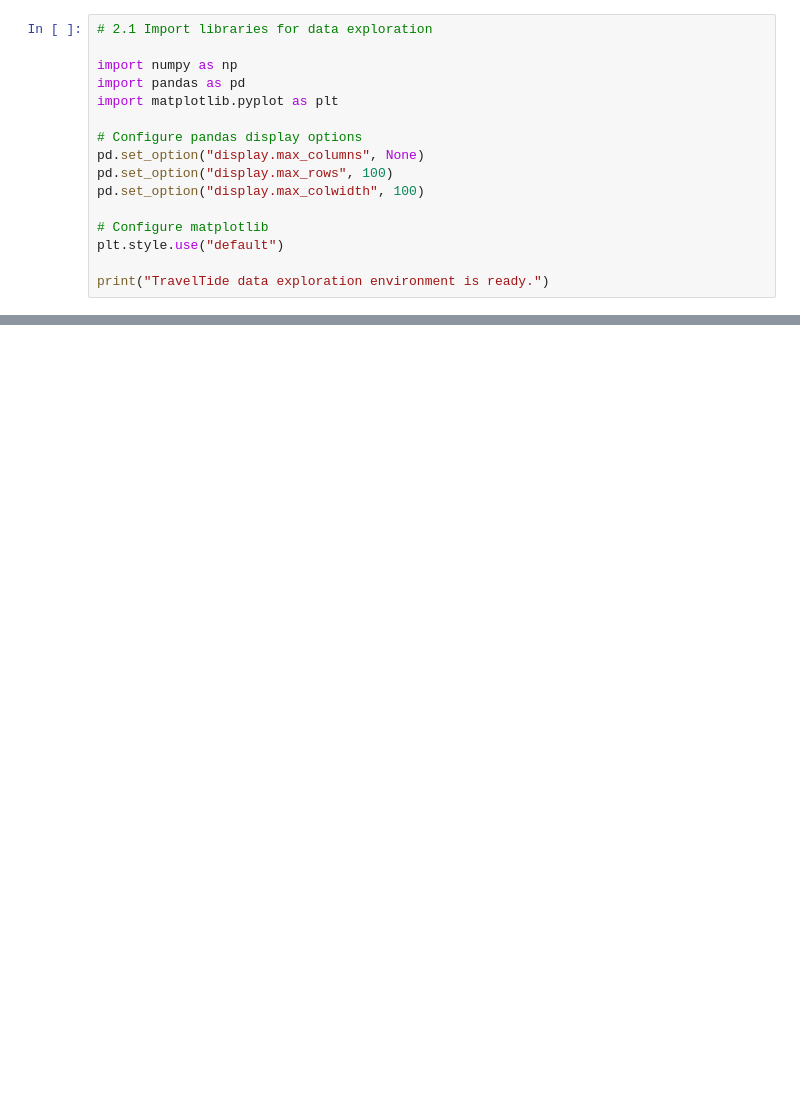
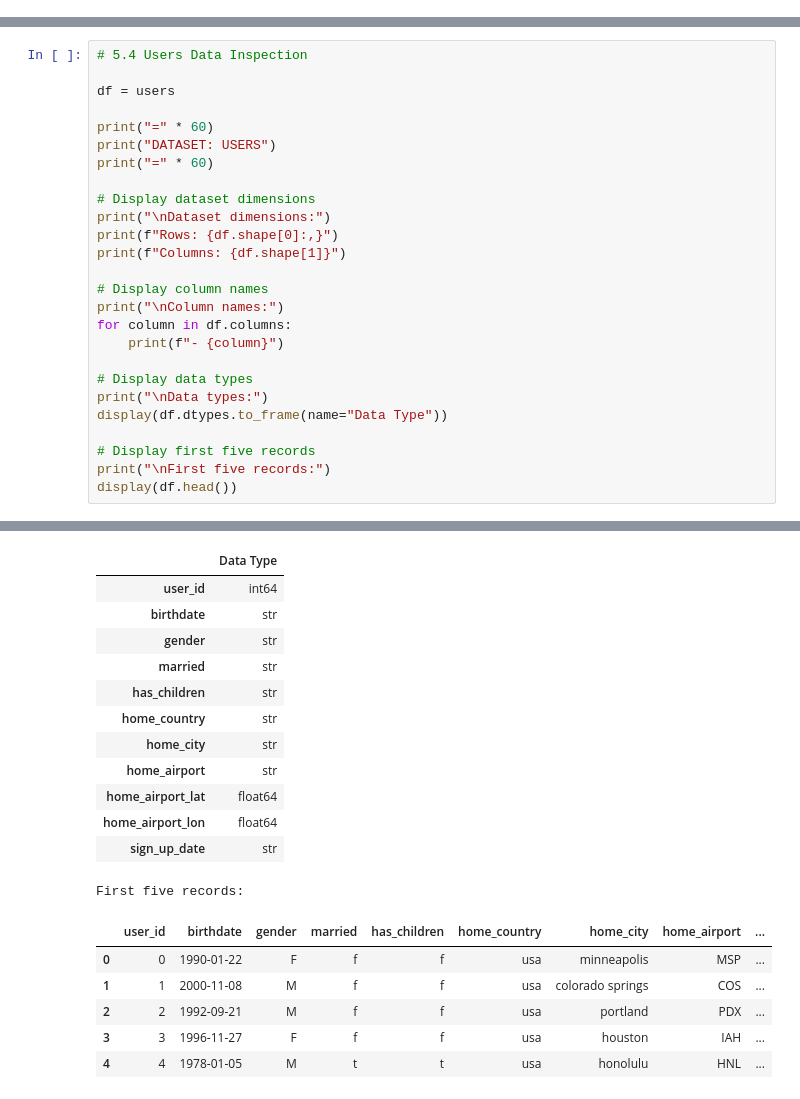
Before and after one commit to CJJRumpf/TravelTide, a Jupyter notebook: notebooks/01_data_exploration.ipynb, the cells around one changed output, grey strips where cells are left out. Cells and saved outputs as stored; diff of their text form; blank space fills up the shorter version.

Commit message:
Update data preparation and exploration notebooks

```diff
--- a/notebooks/01_data_exploration.ipynb
+++ b/notebooks/01_data_exploration.ipynb
@@ -29,16 +0,0 @@ Import the required Python libraries for data processing, numerical calculations
-# %%
-# 2.1 Import libraries for data exploration
-
-import numpy as np
-import pandas as pd
-import matplotlib.pyplot as plt
-
-# Configure pandas display options
-pd.set_option("display.max_columns", None)
-pd.set_option("display.max_rows", 100)
-pd.set_option("display.max_colwidth", 100)
-
-# Configure matplotlib
-plt.style.use("default")
-
-print("TravelTide data exploration environment is ready.")
@@ -722,0 +371,27 @@ Import status: COMPLETED
+# %%
+# 5.4 Users Data Inspection
+
+df = users
+
+print("=" * 60)
+print("DATASET: USERS")
+print("=" * 60)
+
+# Display dataset dimensions
+print("\nDataset dimensions:")
+print(f"Rows: {df.shape[0]:,}")
+print(f"Columns: {df.shape[1]}")
+
+# Display column names
+print("\nColumn names:")
+for column in df.columns:
+    print(f"- {column}")
+
+# Display data types
+print("\nData types:")
+display(df.dtypes.to_frame(name="Data Type"))
+
+# Display first five records
+print("\nFirst five records:")
+display(df.head())
+# %% [output]
@@ -722,0 +415,19 @@ Import status: COMPLETED
+|  | Data Type |
+| user_id | int64 |
+| birthdate | str |
+| gender | str |
+| married | str |
+| has_children | str |
+| home_country | str |
+| home_city | str |
+| home_airport | str |
+| home_airport_lat | float64 |
+| home_airport_lon | float64 |
+| sign_up_date | str |
+First five records:
+|  | user_id | birthdate | gender | married | has_children | home_country | home_city | home_airport | ... |
+| 0 | 0 | 1990-01-22 | F | f | f | usa | minneapolis | MSP | ... |
+| 1 | 1 | 2000-11-08 | M | f | f | usa | colorado springs | COS | ... |
+| 2 | 2 | 1992-09-21 | M | f | f | usa | portland | PDX | ... |
+| 3 | 3 | 1996-11-27 | F | f | f | usa | houston | IAH | ... |
+| 4 | 4 | 1978-01-05 | M | t | t | usa | honolulu | HNL | ... |
```
Also changed, not shown: parts of 37 cells of this notebook, 1 other file.
